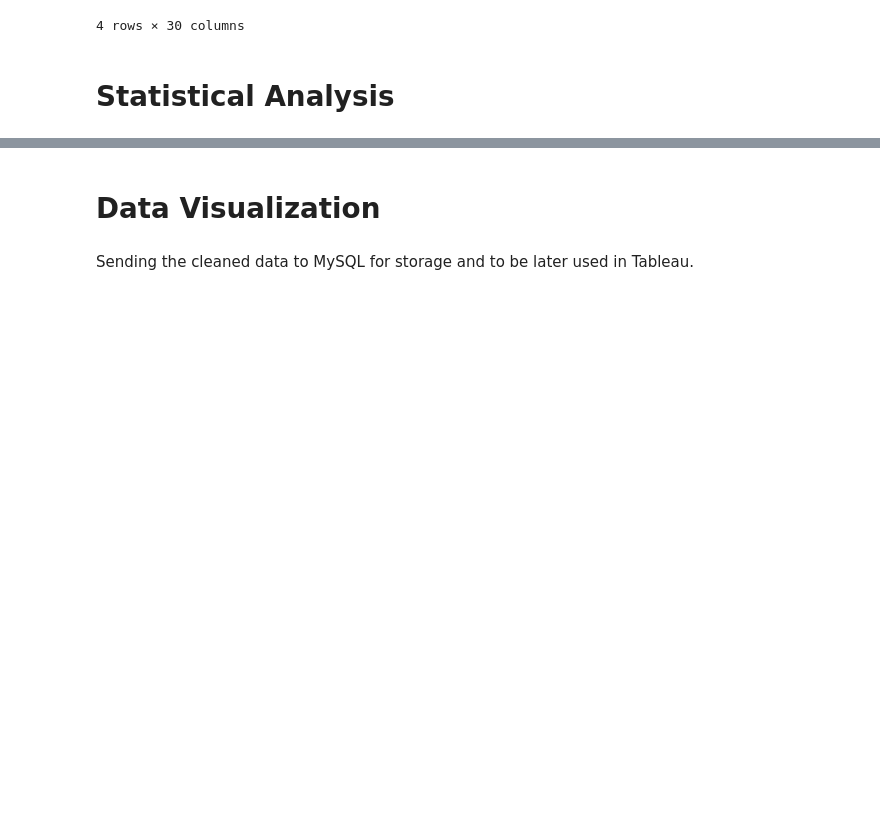
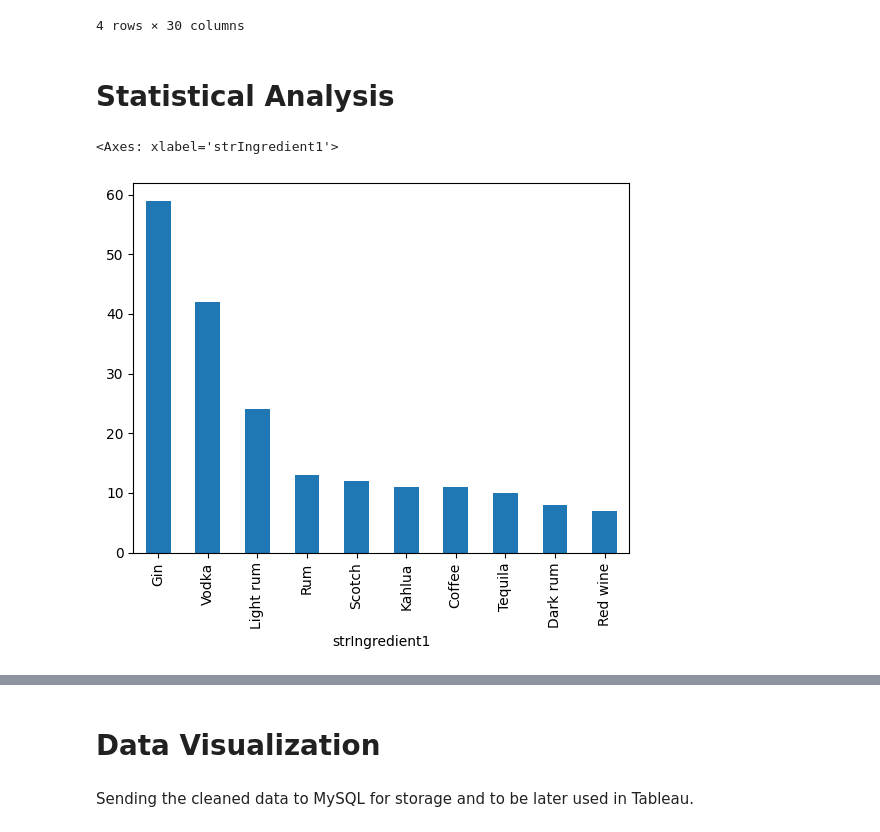
Before and after one commit to redsun498/Data-Genie, a Jupyter notebook: notebooks/EDA - Cocktails.ipynb, the cells around one changed output, grey strips where cells are left out. Drawn from its saved outputs; the diff is of its cells as text; code cells hidden in the pictures; blank space fills up the shorter version.

```diff
--- a/notebooks/EDA - Cocktails.ipynb
+++ b/notebooks/EDA - Cocktails.ipynb
@@ -218,7 +222,7 @@ Index(['idDrink', 'strDrink', 'strTags', 'strVideo', 'strCategory', 'strIBA',
       dtype='object')
 # %%
 #Drop unnecessary columns
-all_cocktails_df = all_cocktails_df.drop(['strInstructionsES','strInstructionsDE', 'strInstructionsIT','strDrinkThumb','strVideo','strImageSource', 'strImageAttribution', 'strCreativeCommonsConfirmed',
+all_drinks_df = all_drinks_df.drop(['strInstructionsES','strInstructionsDE', 'strInstructionsIT','strDrinkThumb','strVideo','strImageSource', 'strImageAttribution', 'strCreativeCommonsConfirmed',
        'dateModified','strMeasure12'], axis=1)
 # %%
 #Dropped 9 columns
@@ -243,0 +463,2 @@ all_cocktails_df
+# %%
+all_drinks_df['strMeasure1_in_oz'] = all_drinks_df['strMeasure1'].apply(convert_to_ounces)
@@ -243,0 +471,25 @@ all_cocktails_df
+# %%
+def convert_to_ounces(measure):
+    if measure is None:
+        return None
+
+    # Define the regex pattern to extract the numerical value and unit
+    pattern = r"([\d.]+)\s?(\D+)"
+
+    # Use regex to match the pattern and extract the value and unit
+    match = re.search(pattern, measure)
+
+    if match:
+        value = float(match.group(1))
+        unit = match.group(2).strip().lower()
+
+        if unit in conversion_dict:
+            value_in_ounces = value * conversion_dict[unit]
+        else:
+            value_in_ounces = None
+    else:
+        value_in_ounces = None
+
+    return value_in_ounces
+# %%
+all_drinks_df['measure_in_oz'] = all_drinks_df['strMeasure1'].apply(convert_to_ounces)
@@ -285,3 +635,9 @@ all_cocktails_df.describe()
 4 rows × 30 columns
 # %% [markdown]
 # Statistical Analysis
+# %%
+#
+all_drinks_df['strIngredient1'].value_counts().head(10).plot.bar()
+# %% [output]
+<Axes: xlabel='strIngredient1'>
+[figure, added]
```
Also changed, not shown: parts of 35 cells of this notebook.
